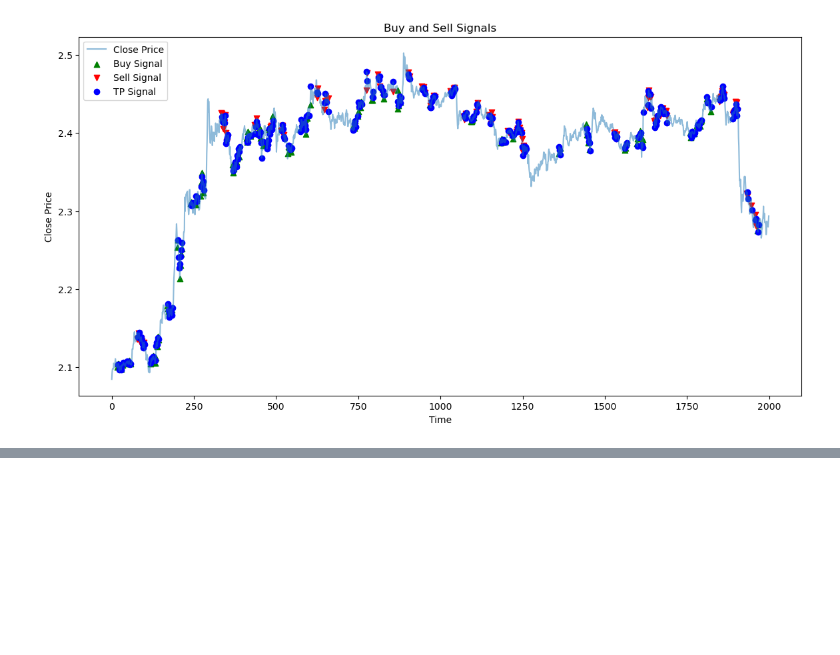
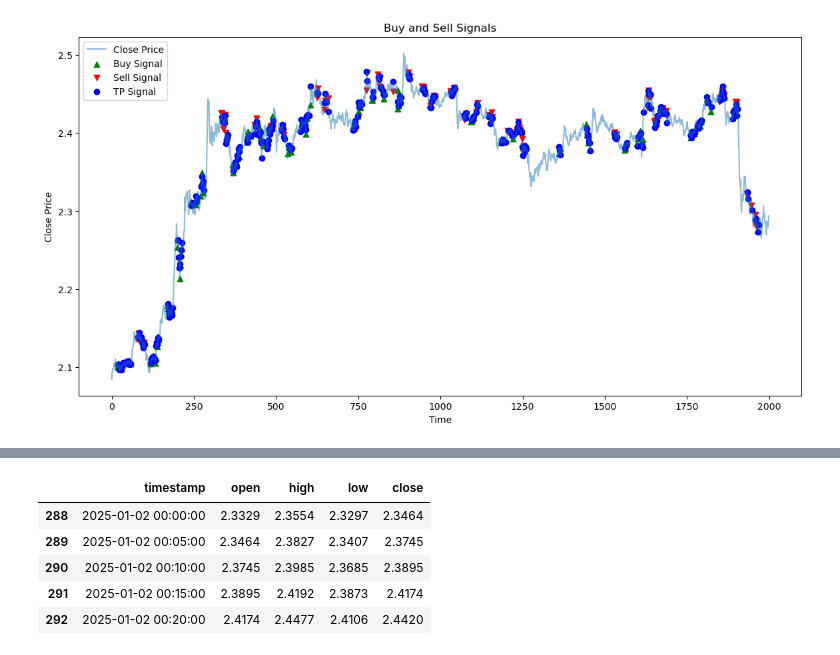
Before and after one commit to mawi-delosreyes/Harvest, a Jupyter notebook: Pilot Notebooks/PilotBot-XRP.ipynb, the cells around one changed output, grey strips where cells are left out. Saved outputs shown, nothing was run; the diff lists cells and outputs as text; code cells hidden in the pictures; blank space fills up the shorter version.

```diff
--- a/Pilot Notebooks/PilotBot-XRP.ipynb
+++ b/Pilot Notebooks/PilotBot-XRP.ipynb
@@ -324,0 +337,9 @@ Backtest
+# %%
+xrp_simulation_data.head()
+# %% [output]
+|  | timestamp | open | high | low | close |
+| 288 | 2025-01-02 00:00:00 | 2.3329 | 2.3554 | 2.3297 | 2.3464 |
+| 289 | 2025-01-02 00:05:00 | 2.3464 | 2.3827 | 2.3407 | 2.3745 |
+| 290 | 2025-01-02 00:10:00 | 2.3745 | 2.3985 | 2.3685 | 2.3895 |
+| 291 | 2025-01-02 00:15:00 | 2.3895 | 2.4192 | 2.3873 | 2.4174 |
+| 292 | 2025-01-02 00:20:00 | 2.4174 | 2.4477 | 2.4106 | 2.4420 |
```
Also changed, not shown: parts of 22 cells of this notebook.
